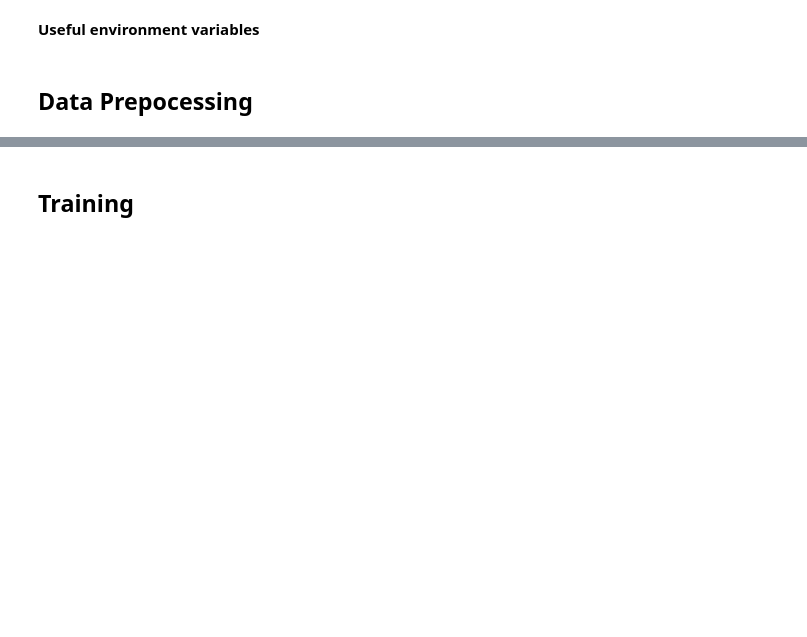
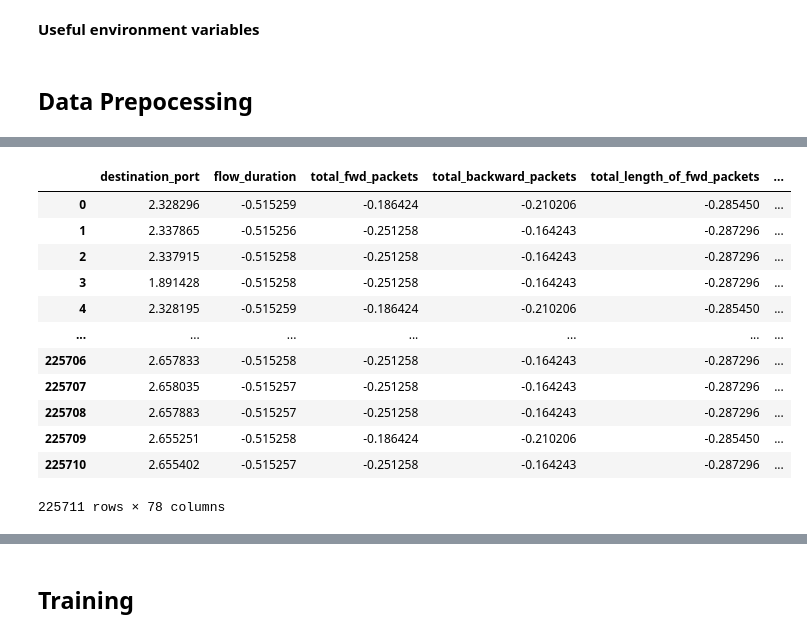
Before and after one commit to ARYN-27/spectre-dev, a Jupyter notebook: spectre-code/spectre-ann/SPECTRE-V2-A.ipynb, the cells around one changed output, grey strips where cells are left out. Cells and saved outputs as stored; diff of their text form; code cells hidden in the pictures; blank space fills up the shorter version.

```diff
--- a/spectre-code/spectre-ann/SPECTRE-V2-A.ipynb
+++ b/spectre-code/spectre-ann/SPECTRE-V2-A.ipynb
@@ -137,0 +300,19 @@ df_final
+# %%
+df_scaled = StandardScaler().fit_transform(df_no_labels)
+# Converting back to dataframe
+df_scaled = pd.DataFrame(data = df_scaled, columns = df_features)
+df_scaled
+# %% [output]
+|  | destination_port | flow_duration | total_fwd_packets | total_backward_packets | total_length_of_fwd_packets | ... |
+| 0 | 2.328296 | -0.515259 | -0.186424 | -0.210206 | -0.285450 | ... |
+| 1 | 2.337865 | -0.515256 | -0.251258 | -0.164243 | -0.287296 | ... |
+| 2 | 2.337915 | -0.515258 | -0.251258 | -0.164243 | -0.287296 | ... |
+| 3 | 1.891428 | -0.515258 | -0.251258 | -0.164243 | -0.287296 | ... |
+| 4 | 2.328195 | -0.515259 | -0.186424 | -0.210206 | -0.285450 | ... |
+| ... | ... | ... | ... | ... | ... | ... |
+| 225706 | 2.657833 | -0.515258 | -0.251258 | -0.164243 | -0.287296 | ... |
+| 225707 | 2.658035 | -0.515257 | -0.251258 | -0.164243 | -0.287296 | ... |
+| 225708 | 2.657883 | -0.515257 | -0.251258 | -0.164243 | -0.287296 | ... |
+| 225709 | 2.655251 | -0.515258 | -0.186424 | -0.210206 | -0.285450 | ... |
+| 225710 | 2.655402 | -0.515257 | -0.251258 | -0.164243 | -0.287296 | ... |
+225711 rows × 78 columns
```
Also changed, not shown: parts of 47 cells of this notebook, 4 other files.
